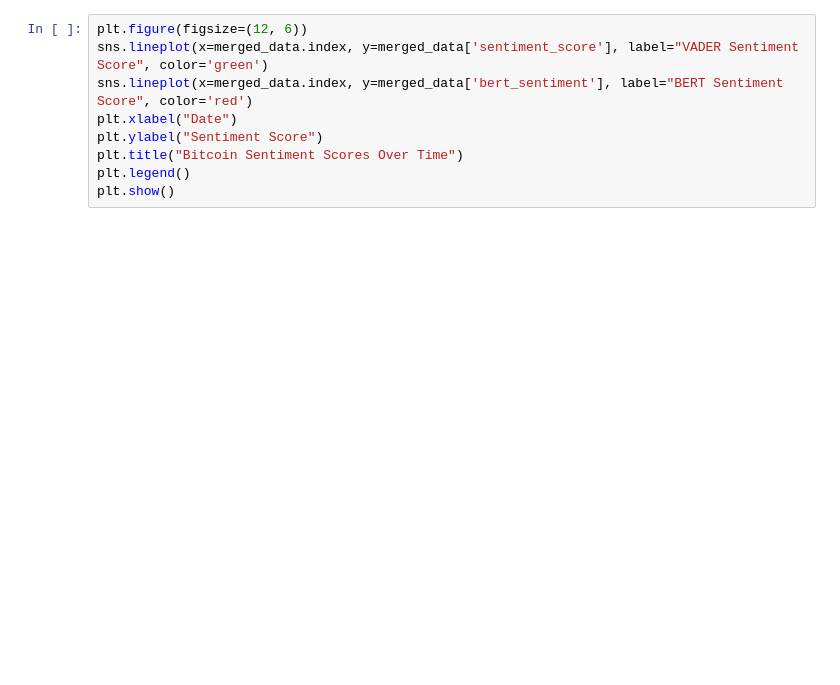
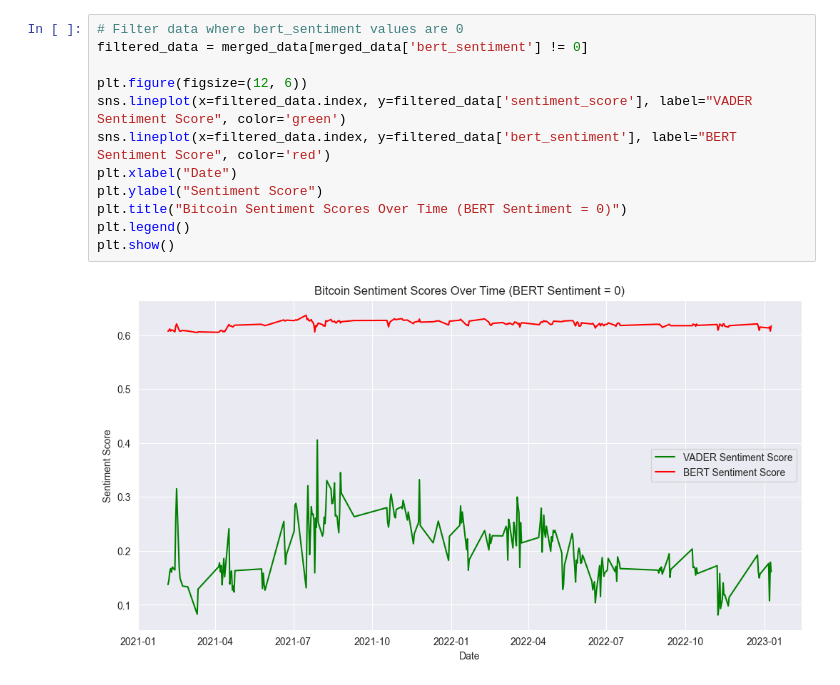
Before and after one commit to vamsisaigarapati/btc_price_predition, a Jupyter notebook: notebooks/5_eda_on_merged_data.ipynb, the cells around one changed output. Drawn from its saved outputs; the diff is of its cells as text; blank space fills up the shorter version.

```diff
--- a/notebooks/5_eda_on_merged_data.ipynb
+++ b/notebooks/5_eda_on_merged_data.ipynb
@@ -32,12 +55,17 @@ plt.show()
 # %%
+# Filter data where bert_sentiment values are 0
+filtered_data = merged_data[merged_data['bert_sentiment'] != 0]
+
 plt.figure(figsize=(12, 6))
-sns.lineplot(x=merged_data.index, y=merged_data['sentiment_score'], label="VADER Sentiment Score", color='green')
-sns.lineplot(x=merged_data.index, y=merged_data['bert_sentiment'], label="BERT Sentiment Score", color='red')
+sns.lineplot(x=filtered_data.index, y=filtered_data['sentiment_score'], label="VADER Sentiment Score", color='green')
+sns.lineplot(x=filtered_data.index, y=filtered_data['bert_sentiment'], label="BERT Sentiment Score", color='red')
 plt.xlabel("Date")
 plt.ylabel("Sentiment Score")
-plt.title("Bitcoin Sentiment Scores Over Time")
+plt.title("Bitcoin Sentiment Scores Over Time (BERT Sentiment = 0)")
 plt.legend()
 plt.show()
+# %% [output]
+[figure, added]
 # %%
 fig, ax1 = plt.subplots(figsize=(12, 6))
 
```
Also changed, not shown: parts of 6 cells of this notebook, 8 other files.
